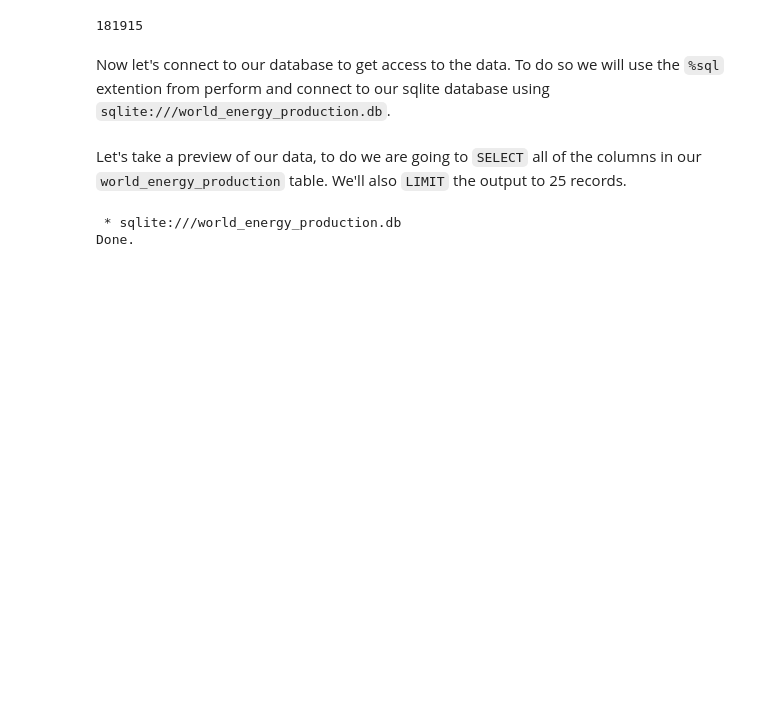
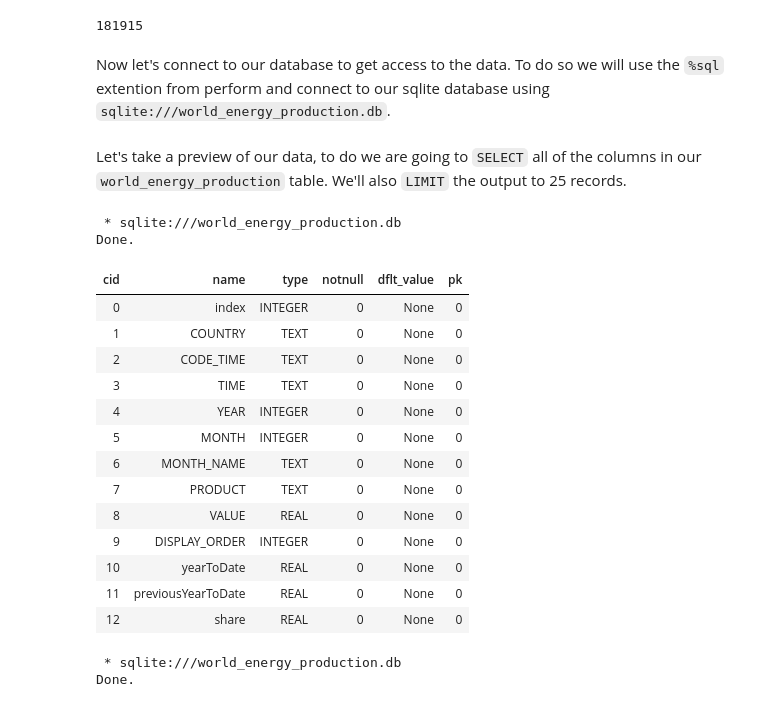
Before and after one commit to abrycecoggin/World_Energy_Production, a Jupyter notebook: World_Energy_Production.ipynb, the cells around one changed output. Drawn from its saved outputs; the diff is of its cells as text; code cells hidden in the pictures; blank space fills up the shorter version.

```diff
--- a/World_Energy_Production.ipynb
+++ b/World_Energy_Production.ipynb
@@ -55,6 +58,26 @@ Now let's connect to our database to get access to the data. To do so we will us
 %sql sqlite:///world_energy_production.db
 # %% [markdown]
 Let's take a preview of our data, to do we are going to `SELECT` all of the columns in our `world_energy_production` table. We'll also `LIMIT` the output to 25 records.
+# %%
+%%sql
+PRAGMA table_info(world_energy_production);
+# %% [output]
+ * sqlite:///world_energy_production.db
+Done.
+| cid | name | type | notnull | dflt_value | pk |
+| 0 | index | INTEGER | 0 | None | 0 |
+| 1 | COUNTRY | TEXT | 0 | None | 0 |
+| 2 | CODE_TIME | TEXT | 0 | None | 0 |
+| 3 | TIME | TEXT | 0 | None | 0 |
+| 4 | YEAR | INTEGER | 0 | None | 0 |
+| 5 | MONTH | INTEGER | 0 | None | 0 |
+| 6 | MONTH_NAME | TEXT | 0 | None | 0 |
+| 7 | PRODUCT | TEXT | 0 | None | 0 |
+| 8 | VALUE | REAL | 0 | None | 0 |
+| 9 | DISPLAY_ORDER | INTEGER | 0 | None | 0 |
+| 10 | yearToDate | REAL | 0 | None | 0 |
+| 11 | previousYearToDate | REAL | 0 | None | 0 |
+| 12 | share | REAL | 0 | None | 0 |
 # %%
 %%sql
 SELECT *
```
Also changed, not shown: parts of 3 cells of this notebook.
